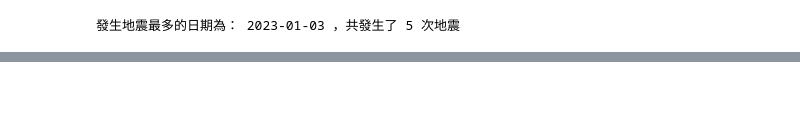
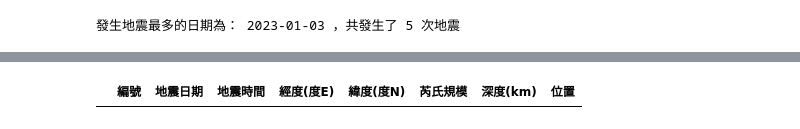
Before and after one commit to kuyuyu/PL, a Jupyter notebook: HW1/HW1.ipynb, the cells around one changed output, grey strips where cells are left out. Drawn from its saved outputs; the diff is of its cells as text; code cells hidden in the pictures; blank space fills up the shorter version.

```diff
--- a/HW1/HW1.ipynb
+++ b/HW1/HW1.ipynb
@@ -85,0 +186,13 @@ eq_depth
+# %%
+#第九題
+#找出一天內發生兩起或以上且時間相同的地震紀錄
+
+eq['地震日期'] = pd.to_datetime(eq['地震日期'], format='%Y年%m月%日 %H:%M:%S')
+eq['地震時間'] = pd.to_datetime(eq['地震時間'], format='%H:%M:%S')
+counts = eq.groupby('地震日期').size()
+counts = eq.groupby('地震時間').size()
+duplicates = counts[counts >= 2]
+result = eq[(eq['地震日期'].isin(duplicates.index))&(eq['地震時間'].isin(duplicates.index))]
+result
+# %% [output]
+|  | 編號 | 地震日期 | 地震時間 | 經度(度E) | 緯度(度N) | 芮氏規模 | 深度(km) | 位置 |
```
Also changed, not shown: parts of 6 cells of this notebook.
